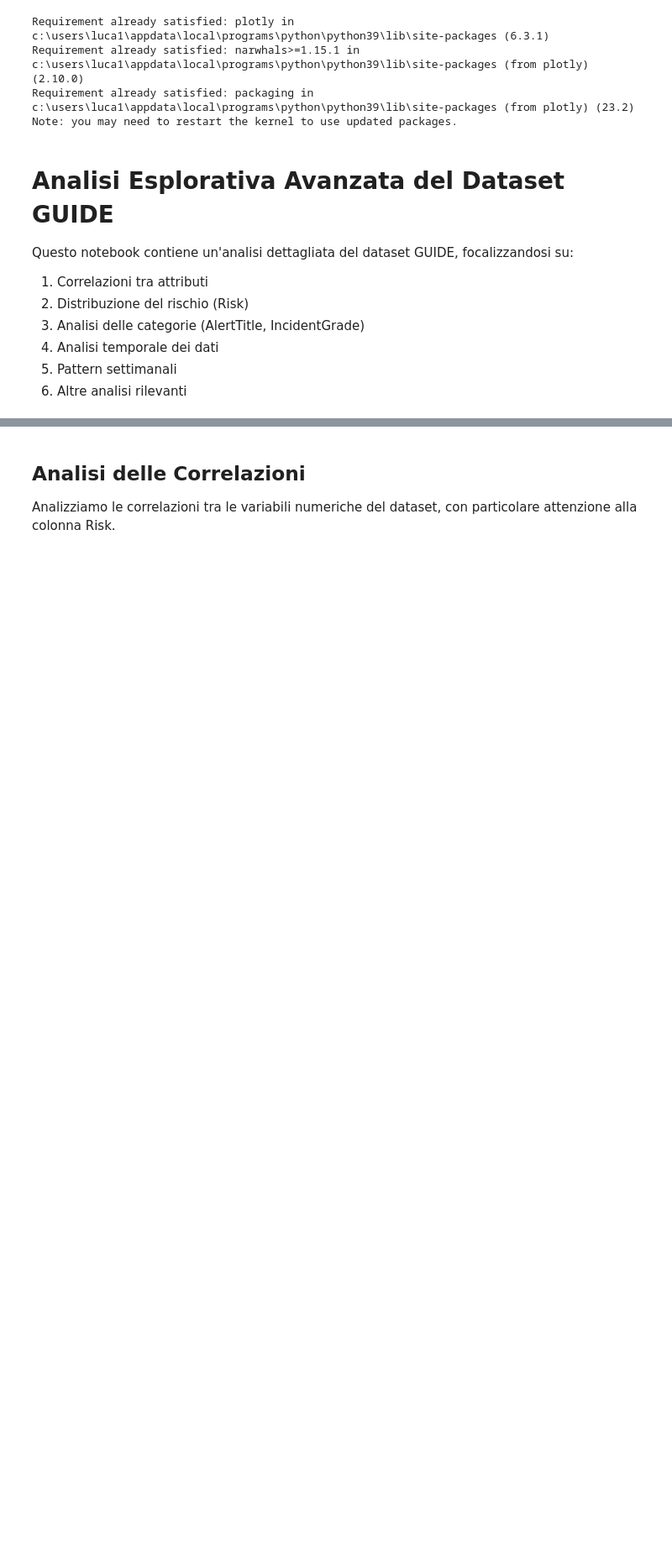
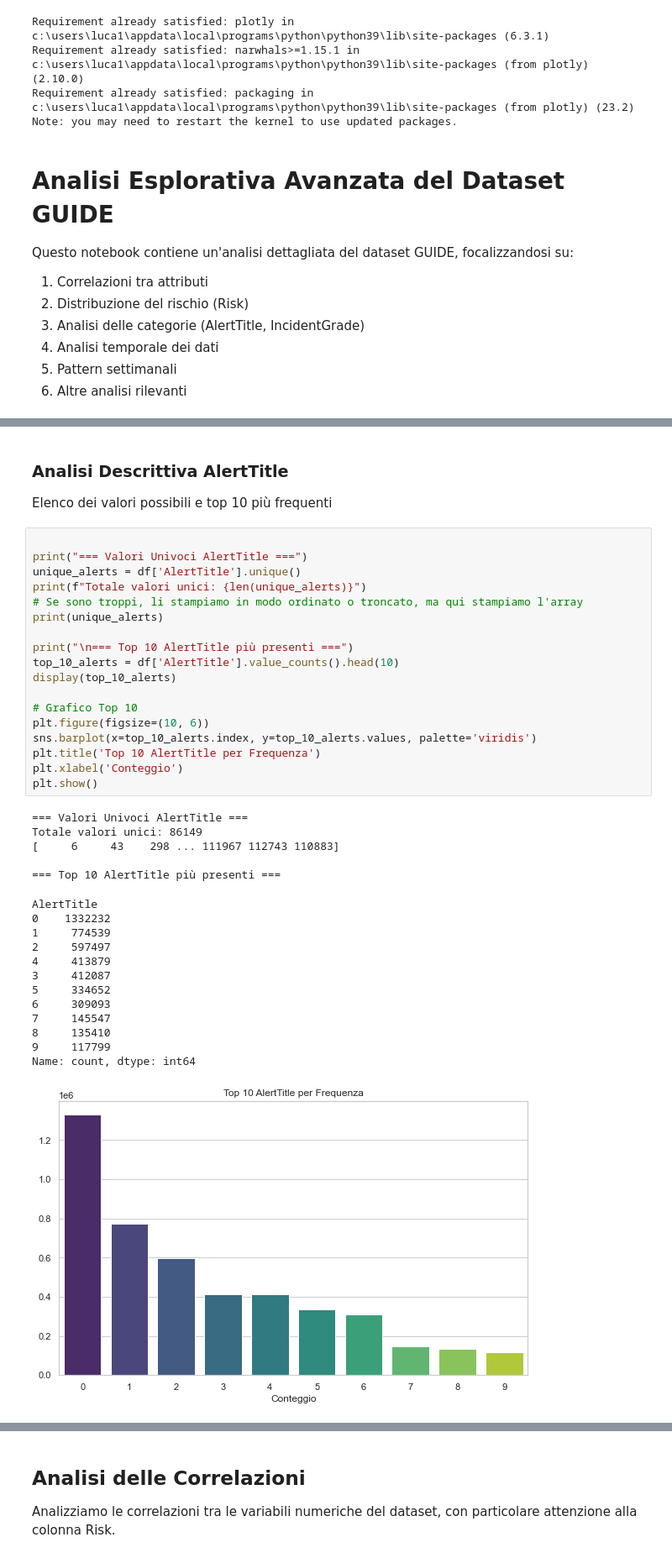
Before and after one commit to DataScience-Golddiggers/Dora-the-Data-Explorer, a Jupyter notebook: notebook/1-Advanced_EDA.ipynb, the cells around one changed output, grey strips where cells are left out. Shown at 84% size. Saved outputs shown, nothing was run; the diff lists cells and outputs as text; blank space fills up the shorter version.

```diff
--- a/notebook/1-Advanced_EDA.ipynb
+++ b/notebook/1-Advanced_EDA.ipynb
@@ -52,0 +183,40 @@ Prime righe del dataset:
+# %% [markdown]
+### Analisi Descrittiva AlertTitle
+ Elenco dei valori possibili e top 10 più frequenti
+# %%
+
+print("=== Valori Univoci AlertTitle ===")
+unique_alerts = df['AlertTitle'].unique()
+print(f"Totale valori unici: {len(unique_alerts)}")
+# Se sono troppi, li stampiamo in modo ordinato o troncato, ma qui stampiamo l'array
+print(unique_alerts)
+
+print("\n=== Top 10 AlertTitle più presenti ===")
+top_10_alerts = df['AlertTitle'].value_counts().head(10)
+display(top_10_alerts)
+
+# Grafico Top 10
+plt.figure(figsize=(10, 6))
+sns.barplot(x=top_10_alerts.index, y=top_10_alerts.values, palette='viridis')
+plt.title('Top 10 AlertTitle per Frequenza')
+plt.xlabel('Conteggio')
+plt.show()
+# %% [output]
+=== Valori Univoci AlertTitle ===
+Totale valori unici: 86149
+[     6     43    298 ... 111967 112743 110883]
+
+=== Top 10 AlertTitle più presenti ===
+AlertTitle
+0    1332232
+1     774539
+2     597497
+4     413879
+3     412087
+5     334652
+6     309093
+7     145547
+8     135410
+9     117799
+Name: count, dtype: int64
+[figure, added]
```
Also changed, not shown: parts of 17 cells of this notebook, 4 other files.
